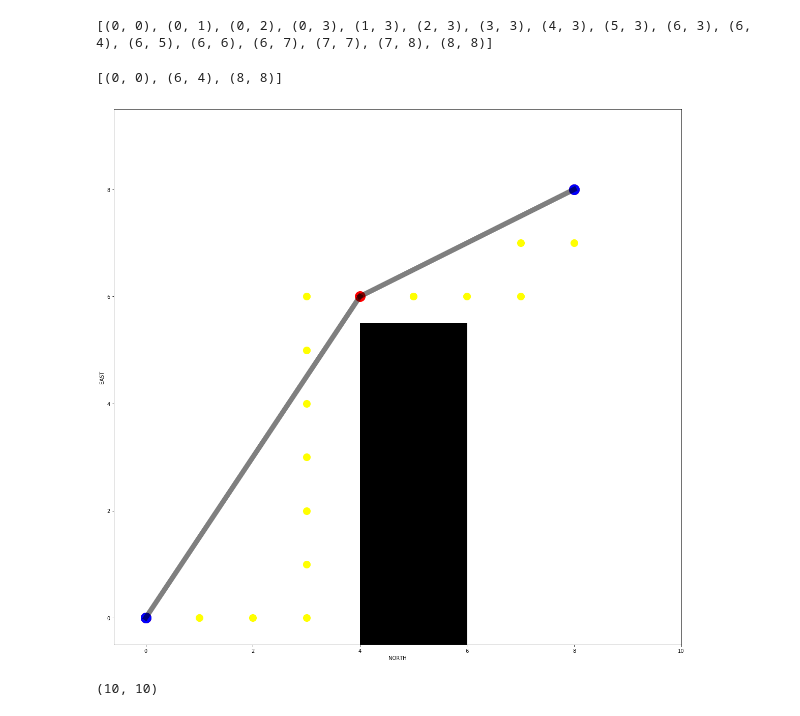
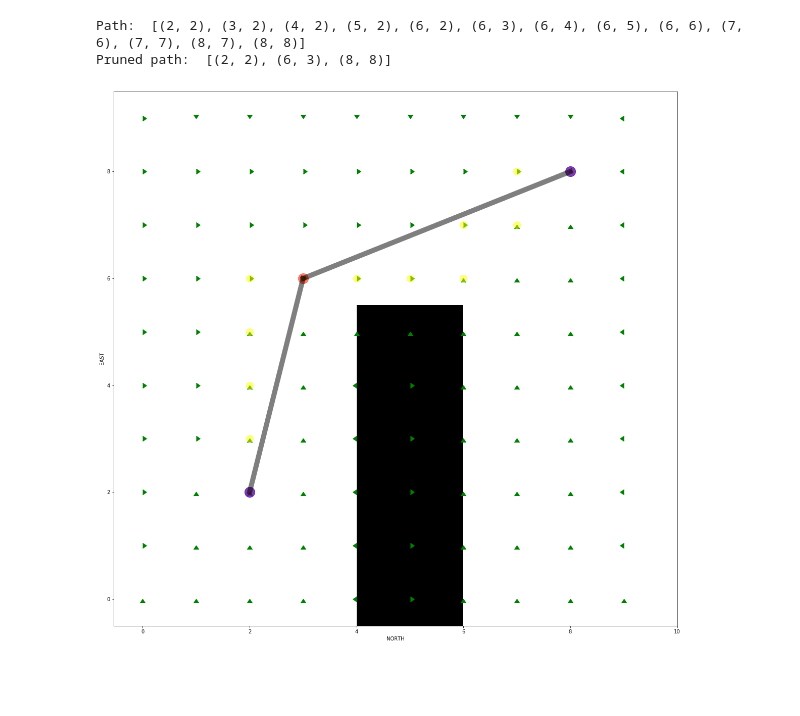
Before and after one commit to l0g1c-80m8/3d-motion-planning, a Jupyter notebook: src/motion_planning_mdp_model.ipynb, the cells around one changed output. Saved outputs shown, nothing was run; the diff lists cells and outputs as text; code cells hidden in the pictures; blank space fills up the shorter version.

```diff
--- a/src/motion_planning_mdp_model.ipynb
+++ b/src/motion_planning_mdp_model.ipynb
@@ -201,0 +189,23 @@ array([[(0, 1), (0, 1), (0, 1), (1, 0), 0, 0, (1, 0), (1, 0), (1, 0),
+# %%
+policy = {}
+
+def expected_utility(state, action):
+    '''
+    For a state and an action, return the utility of taking the action on the state
+    '''
+    utils_per_state = []
+    for prob, new_state in T(state, action):
+        utils_per_state.append(prob * (R(state, action) + discount * final_utilities[new_state]))
+    return sum(utils_per_state)
+
+for state in states: # from the converged utilities, determine the best policy for each state
+    if state == target:
+        policy[state] = 'none'
+    else: # determine the action that yields the maximum utility for this st
+        policy[state] = max((expected_utility(state, action), action) for action in A(state))[1]
+
+
+policy_grid = np.zeros(grid.shape, dtype=object)
+for state in policy:
+    policy_grid[state] = policy[state]
+policy_grid
@@ -202,28 +233,19 @@ array([[(0, 1), (0, 1), (0, 1), (1, 0), 0, 0, (1, 0), (1, 0), (1, 0),
 # %%
 curr_state = source
 path = [curr_state]
-while curr_state != target:
-    action = optimal_policy[curr_state]
+while curr_state != target: # trace path from source to target
+    action = policy[curr_state]
     curr_state = (curr_state[0] + action[0], curr_state[1] + action[1])
 
     path.append(curr_state)
+print('Path: ', path)
 
-print(path)
-
-# Transform grid back to original rep
-grid[np.isnan(grid)] = 1
-grid[grid == -2.0] = 0
-grid[target] = 0
-pruned_path = prune_path(path, grid)
-pruned_path
+pruned_path = prune_path(path, grid) # get the pruned path, after removing unnecessary waypoints
+print('Pruned path: ', pruned_path)
 # %% [output]
-[(0, 0), (0, 1), (0, 2), (0, 3), (1, 3), (2, 3), (3, 3), (4, 3), (5, 3), (6, 3), (6, 4), (6, 5), (6, 6), (6, 7), (7, 7), (7, 8), (8, 8)]
+Path:  [(2, 2), (3, 2), (4, 2), (5, 2), (6, 2), (6, 3), (6, 4), (6, 5), (6, 6), (7, 6), (7, 7), (8, 7), (8, 8)]
+Pruned path:  [(2, 2), (6, 3), (8, 8)]
-[(0, 0), (6, 4), (8, 8)]
 # %%
-plot_final_grid(grid, path, pruned_path, source, target)
+plot_final_grid(grid, path, pruned_path, source, target, policy_grid)
 # %% [output]
-[figure, old version]
+[figure, new version]
-# %%
-grid.shape
-# %% [output]
-(10, 10)
```
Also changed, not shown: parts of 11 cells of this notebook.
